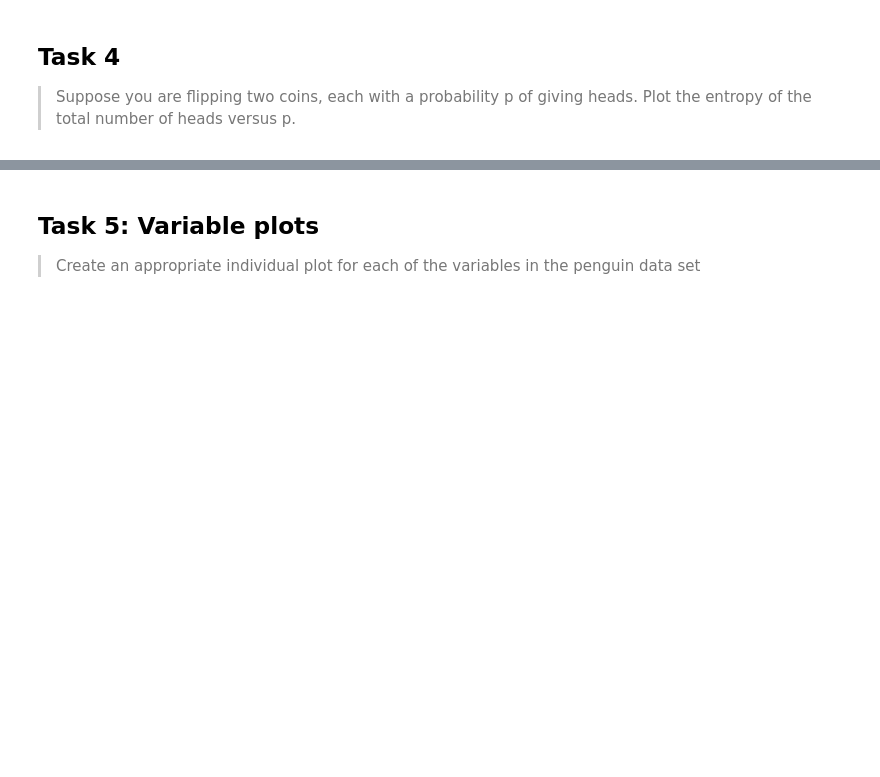
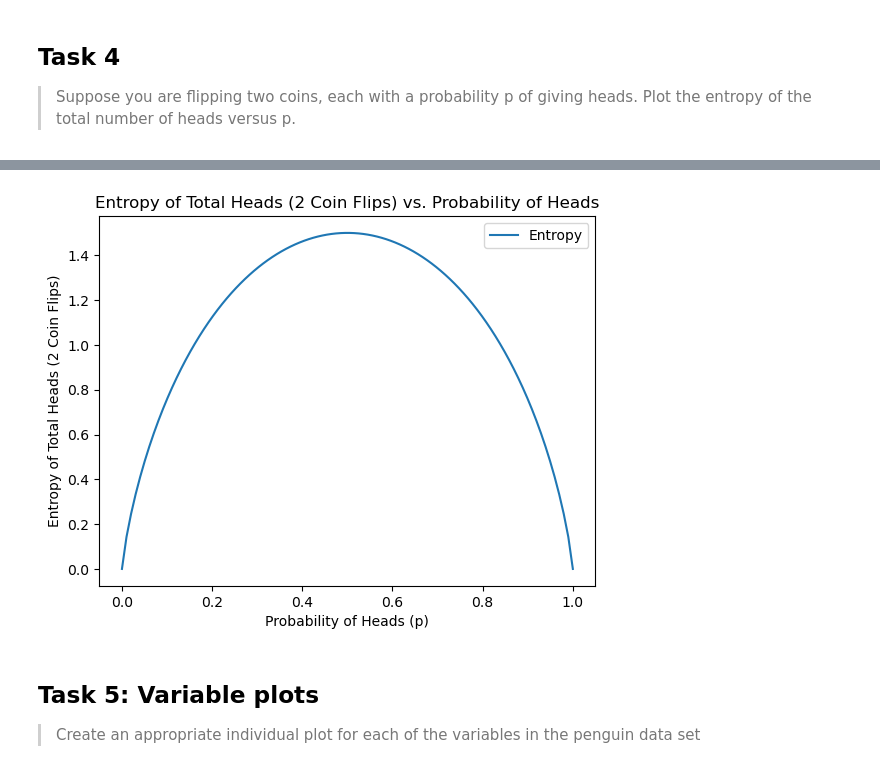
Before and after one commit to Sarahlouhast/FDA_Project, a Jupyter notebook: tasks.ipynb, the cells around one changed output, grey strips where cells are left out. Drawn from its saved outputs; the diff is of its cells as text; code cells hidden in the pictures; blank space fills up the shorter version.

```diff
--- a/tasks.ipynb
+++ b/tasks.ipynb
@@ -401,9 +366,0 @@ H(0.5)
-# %%
-# Create an empty plot.
-fig, ax = plt.subplots(figsize=(12,6))
-
-# p is a probability.
-p = np.linspace(0.00000001, 0.99999999, 10001)
-
-# Plot H(p).
-ax.plot(p, H(p));
@@ -472,3 +412,19 @@ Tail Count:  6
+# %%
+# Vary the probability of heads (p) from 0 to 1 with increments
+p_values = np.linspace(0, 1, 100)
+
+# Calculate entropy for each probability value (flipping two coins)
+entropy_values = [entropy([p**2, 2*p*(1-p), (1-p)**2], base=2) for p in p_values]
+
+# Plotting
+plt.plot(p_values, entropy_values, label='Entropy')
+plt.xlabel('Probability of Heads (p)')
+plt.ylabel('Entropy of Total Heads (2 Coin Flips)')
+plt.title('Entropy of Total Heads (2 Coin Flips) vs. Probability of Heads')
+plt.legend()
+plt.show()
+# %% [output]
+[figure, added]
 # %% [markdown]
 ## Task 5: Variable plots
 
```
Also changed, not shown: parts of 17 cells of this notebook, 2 other files.
